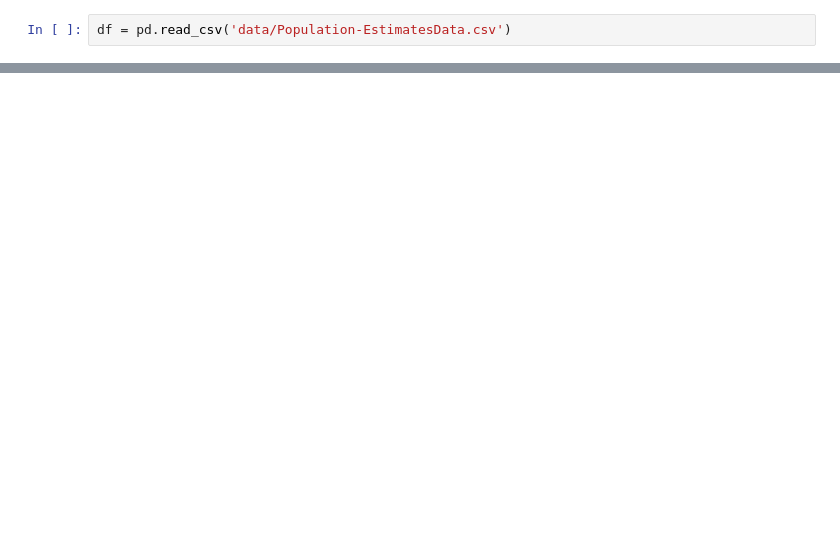
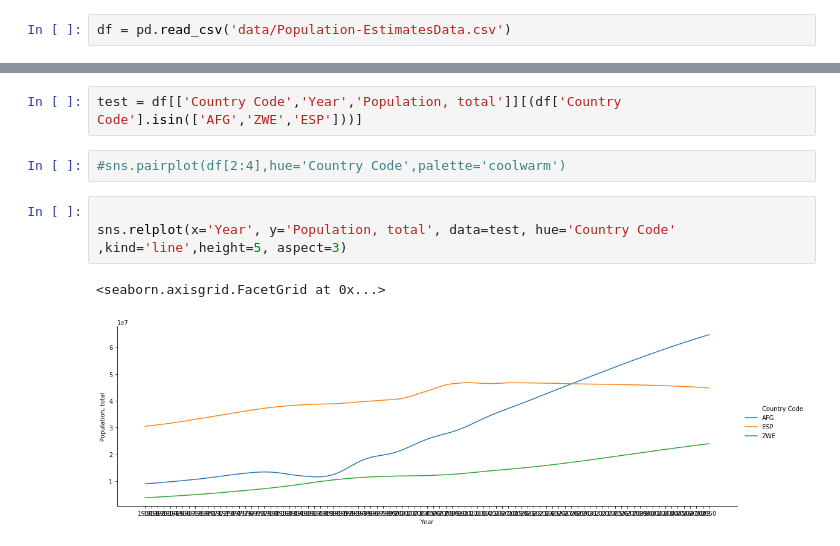
Before and after one commit to luisfarre/project-visualizing-real-world-data, a Jupyter notebook: Project_visualizing_population_data.ipynb, the cells around one changed output, grey strips where cells are left out. Cells and saved outputs as stored; diff of their text form; blank space fills up the shorter version.

```diff
--- a/Project_visualizing_population_data.ipynb
+++ b/Project_visualizing_population_data.ipynb
@@ -49,0 +136,10 @@ plt.plot(x, y)
+# %%
+test = df[['Country Code','Year','Population, total']][(df['Country Code'].isin(['AFG','ZWE','ESP']))]
+# %%
+#sns.pairplot(df[2:4],hue='Country Code',palette='coolwarm')
+# %%
+
+sns.relplot(x='Year', y='Population, total', data=test, hue='Country Code' ,kind='line',height=5, aspect=3)
+# %% [output]
+<seaborn.axisgrid.FacetGrid at 0x...>
+[figure, added]
```
Also changed, not shown: parts of 20 cells of this notebook.
